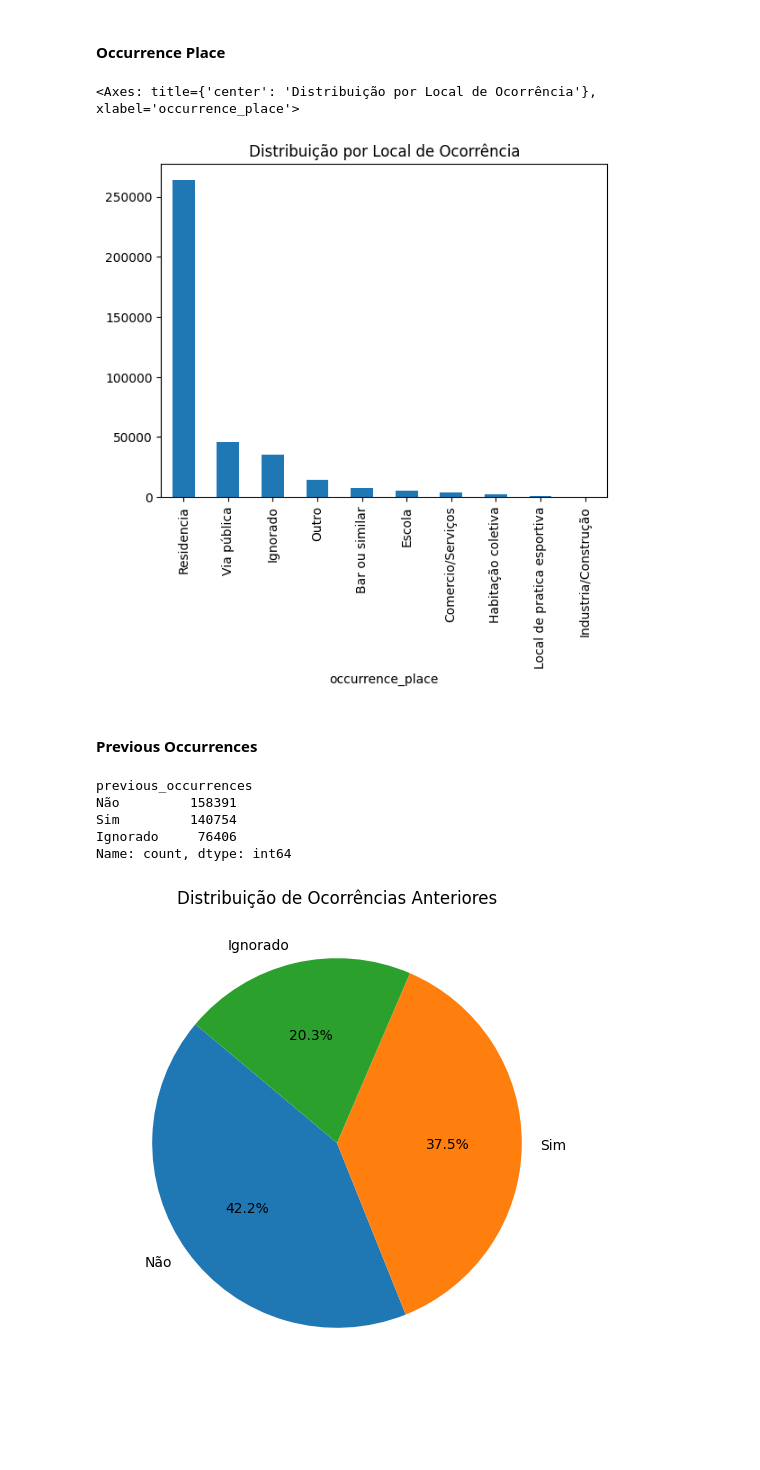
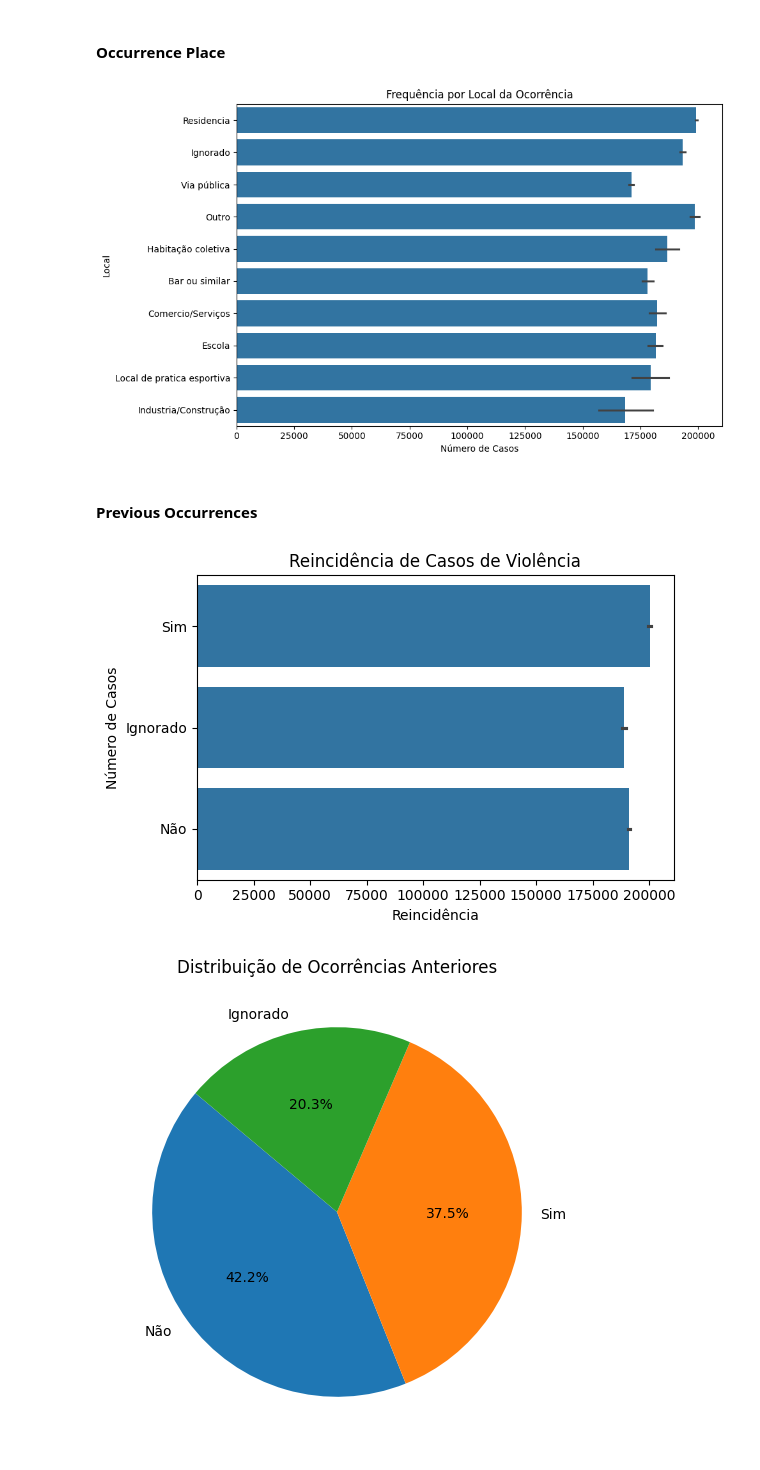
Before and after one commit to gribeiros/TCC-MBA, a Jupyter notebook: notebooks/main_violencia_mulheres_ses.ipynb, the cells around one changed output. Drawn from its saved outputs; the diff is of its cells as text; code cells hidden in the pictures; blank space fills up the shorter version.

```diff
--- a/notebooks/main_violencia_mulheres_ses.ipynb
+++ b/notebooks/main_violencia_mulheres_ses.ipynb
@@ -307,21 +338,28 @@ main['gender_identity'].value_counts().plot(kind='bar', title='Distribuição po
 [figure]
 # %% [markdown]
 #### Occurrence Place
-# %%
-main['occurrence_place'].value_counts().plot(kind='bar', title='Distribuição por Local de Ocorrência')
-# %% [output]
-<Axes: title={'center': 'Distribuição por Local de Ocorrência'}, xlabel='occurrence_place'>
-[figure, removed]
+# %%
+plt.figure(figsize=(10, 6))
+sns.barplot(y=main['occurrence_place'].values, x=main['occurrence_place'].index)
+plt.title('Frequência por Local da Ocorrência')
+plt.xlabel('Número de Casos')
+plt.ylabel('Local')
+plt.tight_layout()
+plt.show()
+# %% [output]
+[figure, added]
 # %% [markdown]
 #### Previous Occurrences
-# %%
-main['previous_occurrences'].value_counts()
-# %% [output]
-previous_occurrences
-Não         158391
-Sim         140754
-Ignorado     76406
-Name: count, dtype: int64
+# %%
+plt.figure(figsize=(6, 4))
+sns.barplot(x=main['previous_occurrences'].index, y=main['previous_occurrences'].values)
+plt.title('Reincidência de Casos de Violência')
+plt.xlabel('Reincidência')
+plt.ylabel('Número de Casos')
+plt.tight_layout()
+plt.show()
+# %% [output]
+[figure, added]
 # %%
 plt.figure(figsize=(10, 6))
 plt.pie(main['previous_occurrences'].value_counts(),
```
Also changed, not shown: parts of 10 cells of this notebook.
